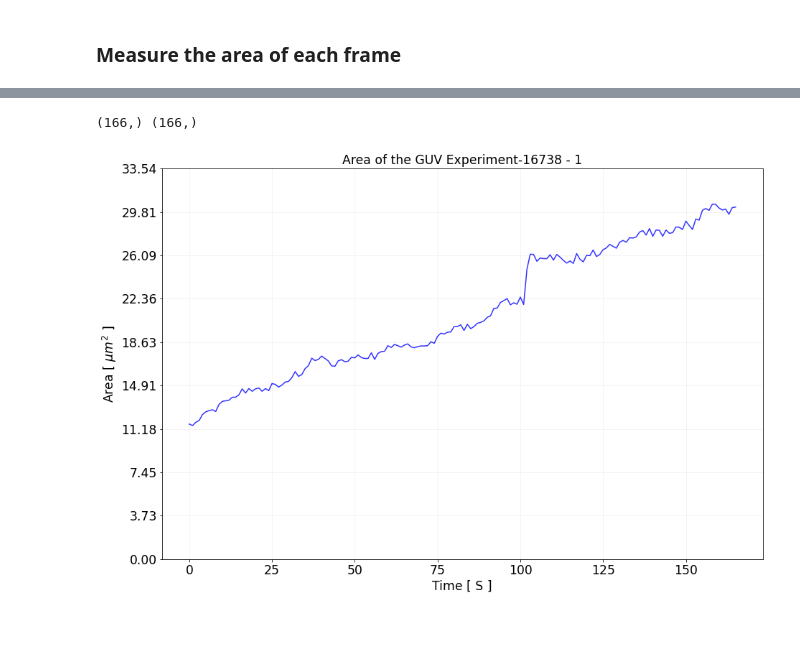
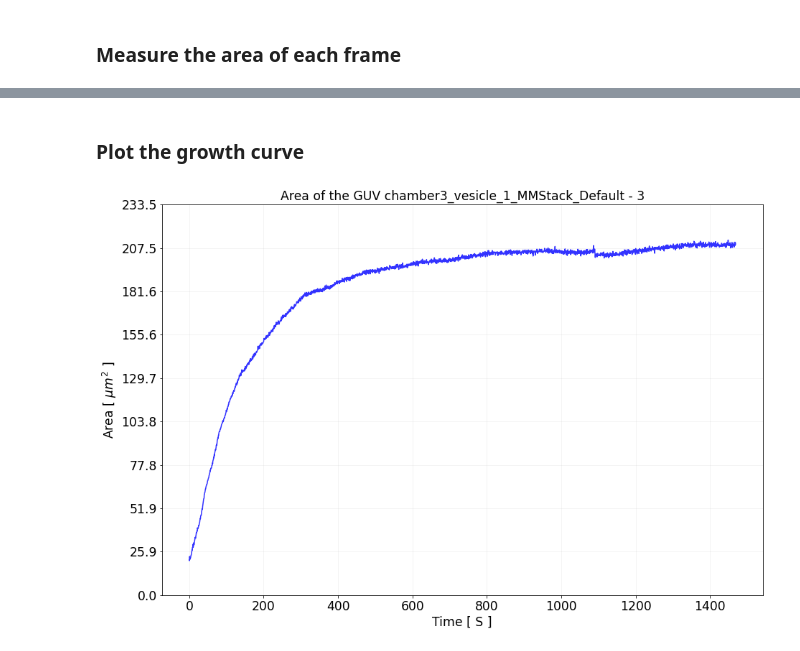
Before and after one commit to ahmed344/RICM-vesicles2, a Jupyter notebook: Area_curves.ipynb, the cells around one changed output, grey strips where cells are left out. Drawn from its saved outputs; the diff is of its cells as text; code cells hidden in the pictures.

```diff
--- a/Area_curves.ipynb
+++ b/Area_curves.ipynb
@@ -19,3 +14,8 @@ GUV = 1
+# %%
+EXPERIMENT = '20220303_GUV_NTA2_on_SOPC2'    # Experiment name
+DATA = 'chamber3_vesicle_1_MMStack_Default'  # Image name
+GUV = 3                                      # Vesicle name
+dt = 0.538                                   # Actual time interval in seconds
 # %% [markdown]
 ### Read the RICM image for one GUV
 # %%
@@ -39,7 +39,7 @@ ricm.show_summary()
 ### Measure the area of each frame
 # %%
 %time
-
-growth = Growth_Area(movie_guv, background=ricm.background_fitting(), denoise=True, consecute=5, keep_dim=False)
+# Define the growth area curve
+growth = Growth_Area(movie_guv, background=ricm.background_fitting(), denoise=True)
 area = growth.area_curve()
 # %% [output]
@@ -49,30 +48,29 @@ Wall time: 3.81 µs
+# %% [markdown]
+### Plot the growth curve
 # %%
 # Define the curve and the time interval
-area_curve = area[20:] * 0.16**2
-time = np.arange(0, area_curve.shape[0]*1, 1)
-
-print(area_curve.shape, time.shape)
+area_curve = area[269:] * 0.16**2
+time = np.arange(0, area_curve.shape[0]*dt, dt)
 
 # Define data frame for the scaled time and area
 df = pd.DataFrame(data={'Time':time, 'Area':area_curve})
 
 # Plot the curve
 plt.figure(figsize=(15, 10))
 
 plt.plot(df['Time'], df['Area'], label = f'{DATA}_{GUV}', color = 'b', alpha = 0.8)
 
 plt.title(f'Area of the GUV {DATA} - {GUV}', fontsize= 'xx-large')
 plt.xlabel('Time [ S ]', fontsize = "xx-large")
 plt.ylabel('Area [ $\mu m^2$ ]', fontsize = "xx-large")
 plt.xticks(fontsize = "xx-large")
 plt.yticks(np.linspace(0,area_curve.max() + area_curve.max()/10,10),fontsize = "xx-large")
 plt.grid(color = 'gray', alpha = 0.1)
 
 # Save the figure into png
 plt.savefig(f"Data/{EXPERIMENT}/results/{DATA}-{GUV}")
 
 # Save the data into csv
 df.to_csv(f"Data/{EXPERIMENT}/results/{DATA}-{GUV}.csv", index=False)
 # %% [output]
-(166,) (166,)
-[figure, old version]
+[figure, new version]
```
Also changed, not shown: parts of 4 cells of this notebook.
